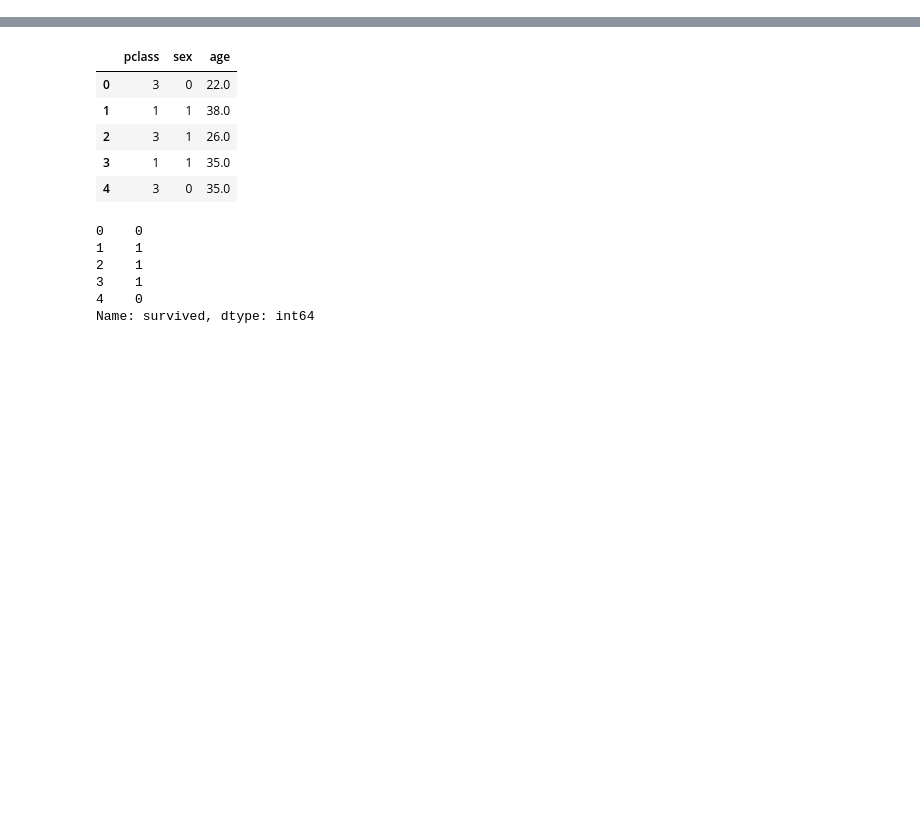
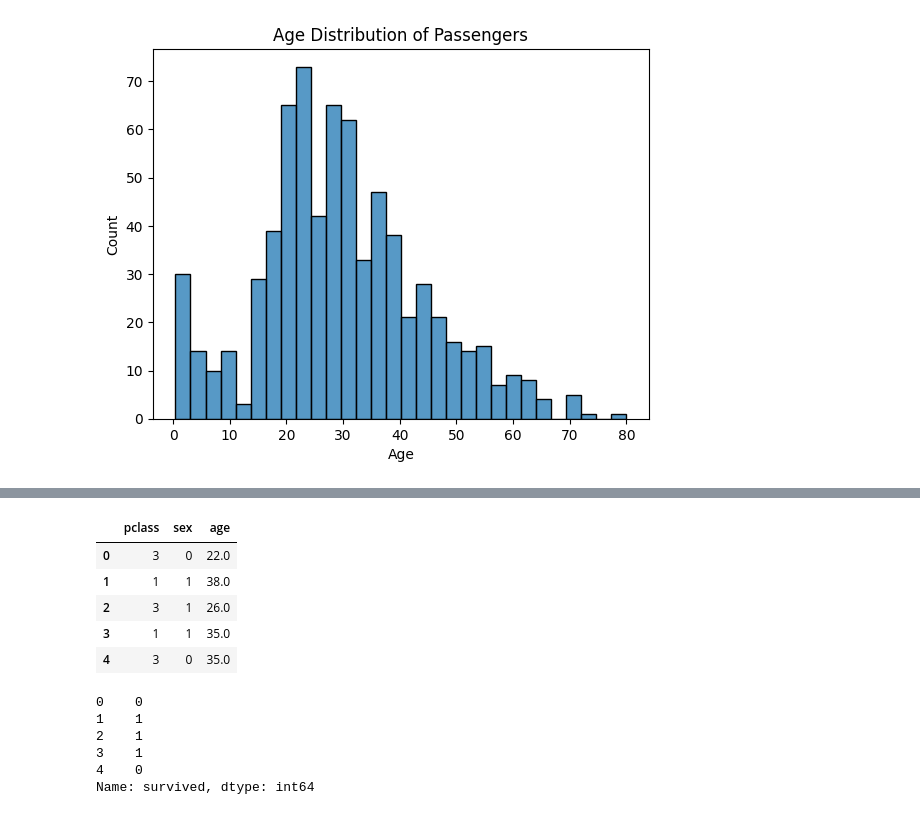
Before and after one commit to amirnasresfahani01/titanic-ml-project, a Jupyter notebook: notebooks/01_eda.ipynb, the cells around one changed output, grey strips where cells are left out. Saved outputs shown, nothing was run; the diff lists cells and outputs as text; code cells hidden in the pictures; blank space fills up the shorter version.

```diff
--- a/notebooks/01_eda.ipynb
+++ b/notebooks/01_eda.ipynb
@@ -17,0 +108,10 @@ df.head()
+# %%
+sns.histplot(df["age"], bins=30)
+
+plt.title("Age Distribution of Passengers")
+plt.xlabel("Age")
+plt.ylabel("Count")
+
+plt.show()
+# %% [output]
+[figure, added]
```
Also changed, not shown: parts of 31 cells of this notebook.
